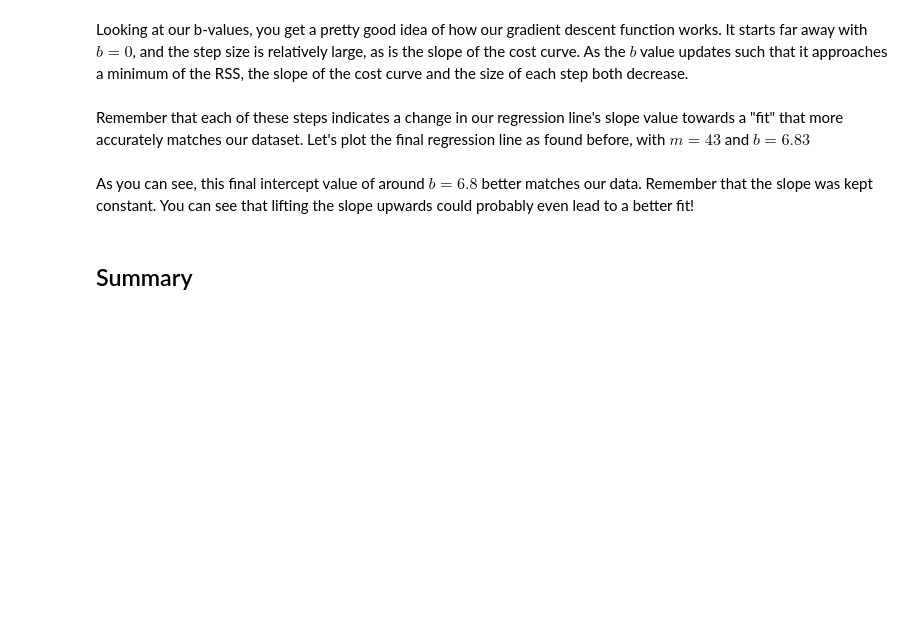
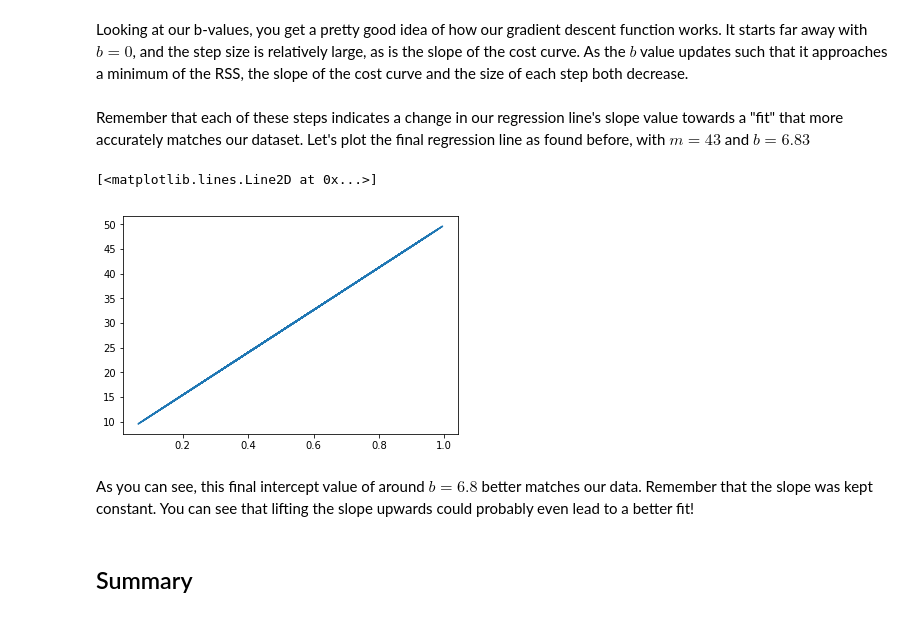
Before and after one commit to Teosoft7/dsc-2-14-12-gradient-descent-step-sizes-lab-seattle-ds-career-040119, a Jupyter notebook: index.ipynb, the cells around one changed output. Cells and saved outputs as stored; diff of their text form; code cells hidden in the pictures; blank space fills up the shorter version.

```diff
--- a/index.ipynb
+++ b/index.ipynb
@@ -273,7 +273,10 @@ Remember that each of these steps indicates a change in our regression line's sl
 # %%
 # plot the final result here
 
-plt.plot(x, regression_formula(x), '-')
+plt.plot(x, 43 * x + 6.83, '-')
+# %% [output]
+[<matplotlib.lines.Line2D at 0x...>]
+[figure, added]
 # %% [markdown]
 As you can see, this final intercept value of around $b=6.8$ better matches our data. Remember that the slope was kept constant. You can see that lifting the slope upwards could probably even lead to a better fit!
 # %% [markdown]
```
